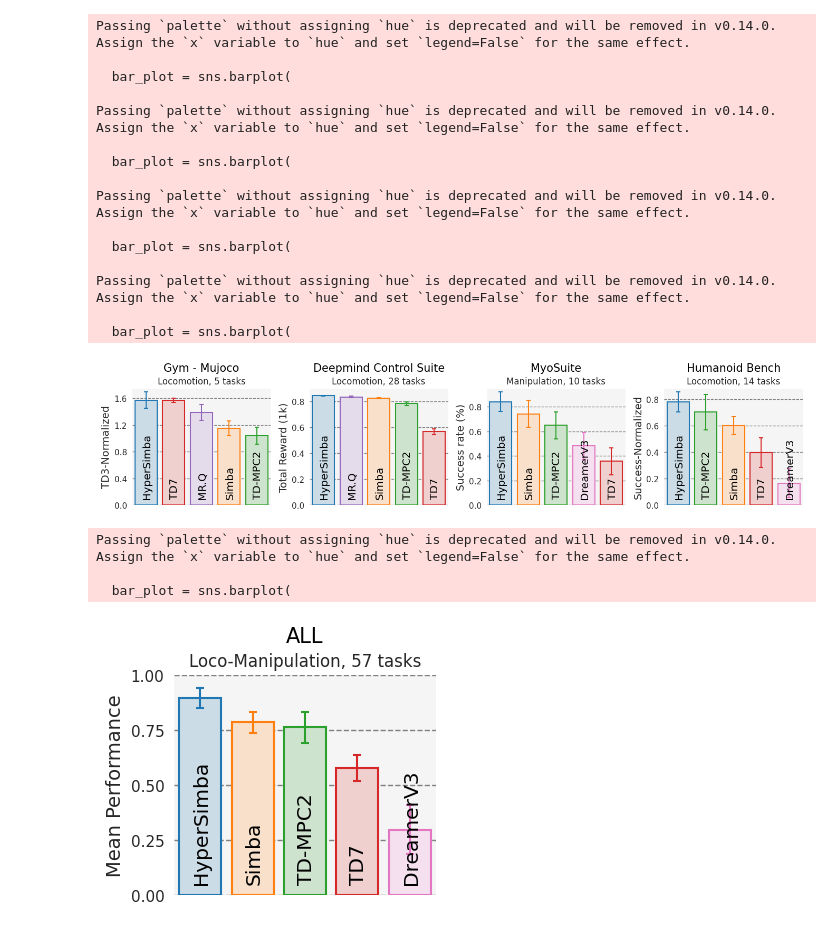
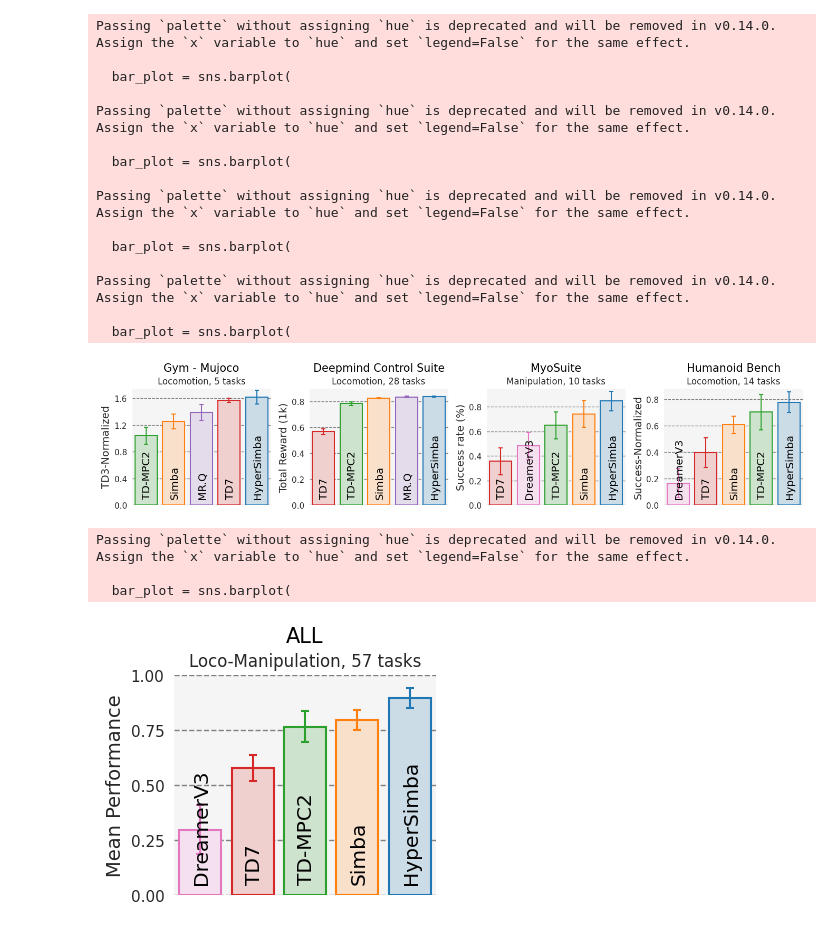
Before and after one commit to pkicki/SimbaV2, a Jupyter notebook: analysis/figure/result_summary.ipynb, the cells around one changed output. Cells and saved outputs as stored; diff of their text form; code cells hidden in the pictures.

```diff
--- a/analysis/figure/result_summary.ipynb
+++ b/analysis/figure/result_summary.ipynb
@@ -9,8 +9,8 @@ import numpy as np
 performance = {
     # real-value
     "Mujoco": {
-        "HyperSimba": 1.575,
-        "Simba": 1.15,
+        "HyperSimba": 1.617,
+        "Simba": 1.255,
         "MR.Q": 1.39,
         #"BRO": 0.0
         "TD7": 1.57,
@@ -19,7 +19,7 @@ performance = {
     },
     # real-value
     "DMC": {
-        "HyperSimba": 0.844,
+        "HyperSimba": 0.838,
         "Simba": 0.825,
         "MR.Q": 0.835,
         "TD7": 0.566,
@@ -27,7 +27,7 @@ performance = {
         #"DreamerV3": 0.530,
     },
     "MyoSuite": {
-        "HyperSimba": 0.842,
+        "HyperSimba": 0.847,
         "Simba": 0.743,
         #"MR.Q": 0.0,
         "TD7": 0.356,
@@ -35,8 +35,8 @@ performance = {
         "DreamerV3": 0.481,
     },
     "HBench": {
-        "HyperSimba": 0.779,
-        "Simba": 0.599,
+        "HyperSimba": 0.776,
+        "Simba": 0.606,
         #"MR.Q": 0.0,
         "TD7": 0.396,
         "TD-MPC2": 0.701,
@@ -44,10 +44,10 @@ performance = {
     },
     "ALL": {
         "HyperSimba": 0.892,
-        "Simba": 0.784,
+        "Simba": 0.794,
         #"MR.Q": 0.xxx,
         "TD7": 0.575,
-        "TD-MPC2": 0.761,
+        "TD-MPC2": 0.764,
         "DreamerV3": 0.297,
     }
 }
@@ -56,7 +56,7 @@ performance = {
 performance_errors = {
     # real-value
     "Mujoco": {
-        "HyperSimba": 0.125,
+        "HyperSimba": 0.102,
         "Simba": 0.111,
         "MR.Q": 0.12,
         #"BRO": 0.0
@@ -223,7 +223,7 @@ for ax, benchmark in zip(axes, ['Mujoco', 'DMC', 'MyoSuite', 'HBench']):
 
 
     # Subset the dataframe for this benchmark
-    bench_df = df[df["Benchmark"] == benchmark].sort_values("Result", ascending=False)
+    bench_df = df[df["Benchmark"] == benchmark].sort_values("Result", ascending=True)
     method_order = bench_df["Method"].tolist()
     y_errors = [performance_errors[benchmark][m] for m in method_order]
 
@@ -317,7 +317,7 @@ Passing `palette` without assigning `hue` is deprecated and will be removed in v
 Passing `palette` without assigning `hue` is deprecated and will be removed in v0.14.0. Assign the `x` variable to `hue` and set `legend=False` for the same effect.
 
   bar_plot = sns.barplot(
-[figure, old version]
+[figure, new version]
 # %%
 # Set up the figure
 sns.set_style('darkgrid', {"axes.facecolor": "whitesmoke", "grid.color": "gray"})
@@ -347,7 +347,7 @@ for ax, benchmark in zip(axes, ['ALL']):
         pass
 
     # Subset the dataframe for this benchmark
-    bench_df = df[df["Benchmark"] == benchmark].sort_values("Result", ascending=False)
+    bench_df = df[df["Benchmark"] == benchmark].sort_values("Result", ascending=True)
     method_order = bench_df["Method"].tolist()
     y_errors = [performance_errors[benchmark][m] for m in method_order]
 
@@ -402,31 +402,31 @@ for ax, benchmark in zip(axes, ['ALL']):
     ax.set_xlabel('')
     ax.set_xticks([], [])
     ax.set_xlim(x_lim_min-0.5, x_lim_max+0.5)
 
     ax.set_ylabel(ylabel, fontsize=y_label_font_size)
     ax.tick_params(axis='y', labelsize=11)
     ax.set_ylim(y_lim_min, y_lim_max)
 
     set_identical_grid(
         ax,
         num_x_ticks=num_x_ticks,
         num_y_ticks=num_y_ticks,
         tick_x_min=tick_x_min,
         tick_x_max=tick_x_max,
         tick_y_min=tick_y_min,
         tick_y_max=tick_y_max,
     )
     simple_axis(ax)
     #sns.despine(ax=ax)
 
     # Optionally set a common y-label (for the leftmost plot)
     #if ax == axes[0]:
     #    ax.set_ylabel("Performance Score")
 
 plt.tight_layout()
 plt.savefig("result_all.png",bbox_inches='tight')
 # %% [output]
 Passing `palette` without assigning `hue` is deprecated and will be removed in v0.14.0. Assign the `x` variable to `hue` and set `legend=False` for the same effect.
 
   bar_plot = sns.barplot(
-[figure, old version]
+[figure, new version]
```
Also changed, not shown: parts of 1 cell of this notebook, 39 other files.
